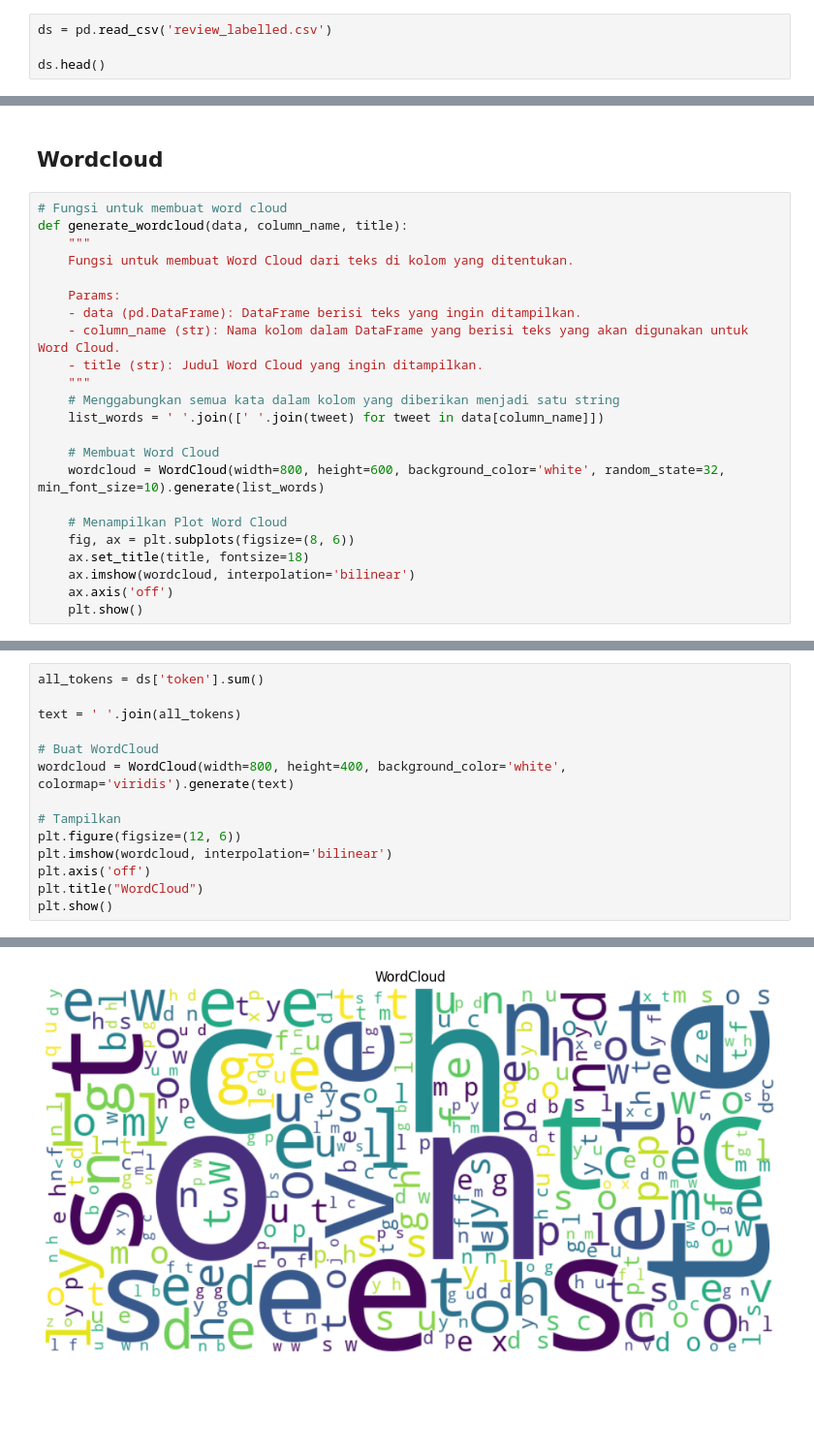
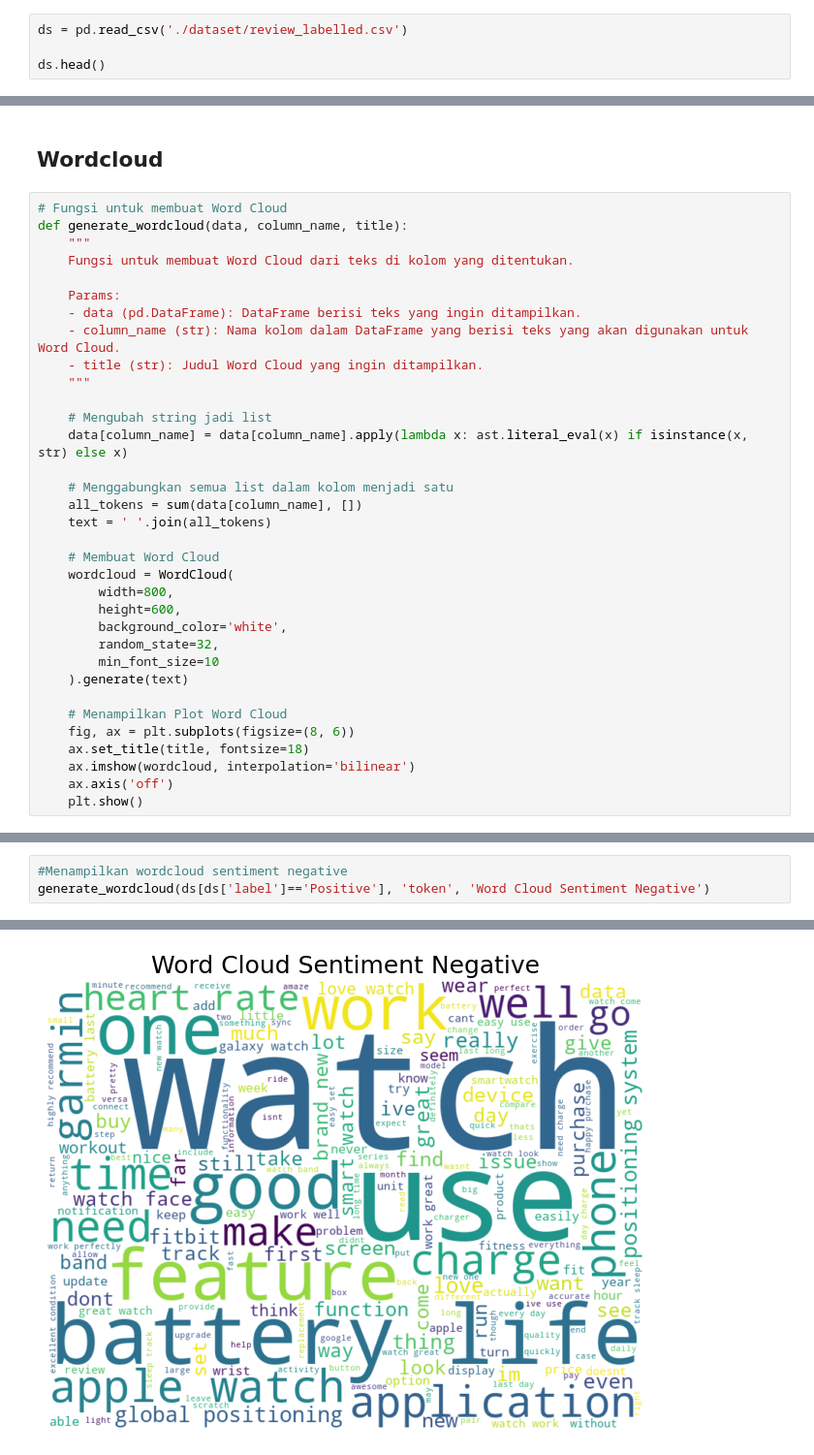
Before and after one commit to FTDS-assignment-bay/p2-final-project-ftds-043-rmt-group-001, a Jupyter notebook: eda.ipynb, the cells around one changed output, grey strips where cells are left out. Shown at 97% size. Drawn from its saved outputs; the diff is of its cells as text; blank space fills up the shorter version.

```diff
--- a/eda.ipynb
+++ b/eda.ipynb
@@ -19,7 +20,7 @@ df.head()
 | 3 | Amazfit Active 2 | 4.5 | 94.99 | Multisport Tracker, Text Messagin... | 270.0 | Bluetooth | 1.0 | 1.32 | https://m.media-amazon.com/images... | Amazfit |
 | 4 | Amazfit Active 2 | 4.5 | 75.99 | Multisport Tracker, Text Messagin... | 270.0 | Bluetooth | 1.0 | 1.32 | https://m.media-amazon.com/images... | Amazfit |
 # %%
-ds = pd.read_csv('review_labelled.csv')
+ds = pd.read_csv('./dataset/review_labelled.csv')
 
 ds.head()
 # %% [output]
@@ -150,7 +151,7 @@ Dari review yang diberikan oleh pembeli, sebagian besar merasa puas, hal ini dit
 # %% [markdown]
 ## Wordcloud
 # %%
-# Fungsi untuk membuat word cloud
+# Fungsi untuk membuat Word Cloud
 def generate_wordcloud(data, column_name, title):
     """
     Fungsi untuk membuat Word Cloud dari teks di kolom yang ditentukan.
@@ -160,11 +161,22 @@ def generate_wordcloud(data, column_name, title):
     - column_name (str): Nama kolom dalam DataFrame yang berisi teks yang akan digunakan untuk Word Cloud.
     - title (str): Judul Word Cloud yang ingin ditampilkan.
     """
-    # Menggabungkan semua kata dalam kolom yang diberikan menjadi satu string
-    list_words = ' '.join([' '.join(tweet) for tweet in data[column_name]])
+
+    # Mengubah string jadi list
+    data[column_name] = data[column_name].apply(lambda x: ast.literal_eval(x) if isinstance(x, str) else x)
+
+    # Menggabungkan semua list dalam kolom menjadi satu
+    all_tokens = sum(data[column_name], [])
+    text = ' '.join(all_tokens)
 
     # Membuat Word Cloud
-    wordcloud = WordCloud(width=800, height=600, background_color='white', random_state=32, min_font_size=10).generate(list_words)
+    wordcloud = WordCloud(
+        width=800,
+        height=600,
+        background_color='white',
+        random_state=32,
+        min_font_size=10
+    ).generate(text)
 
     # Menampilkan Plot Word Cloud
     fig, ax = plt.subplots(figsize=(8, 6))
@@ -180,15 +197,4 @@ generate_wordcloud(ds[ds['label']=='Negative'], 'token', 'Word Cloud Sentiment N
 # %%
-all_tokens = ds['token'].sum()
-
-text = ' '.join(all_tokens)
-
-# Buat WordCloud
-wordcloud = WordCloud(width=800, height=400, background_color='white', colormap='viridis').generate(text)
-
-# Tampilkan
-plt.figure(figsize=(12, 6))
-plt.imshow(wordcloud, interpolation='bilinear')
-plt.axis('off')
-plt.title("WordCloud")
-plt.show()
+#Menampilkan wordcloud sentiment negative
+generate_wordcloud(ds[ds['label']=='Positive'], 'token', 'Word Cloud Sentiment Negative')
 # %% [output]
@@ -195 +206 @@ plt.show()
-[figure, old version]
+[figure, new version]
```
Also changed, not shown: parts of 4 cells of this notebook, 1 other file.
